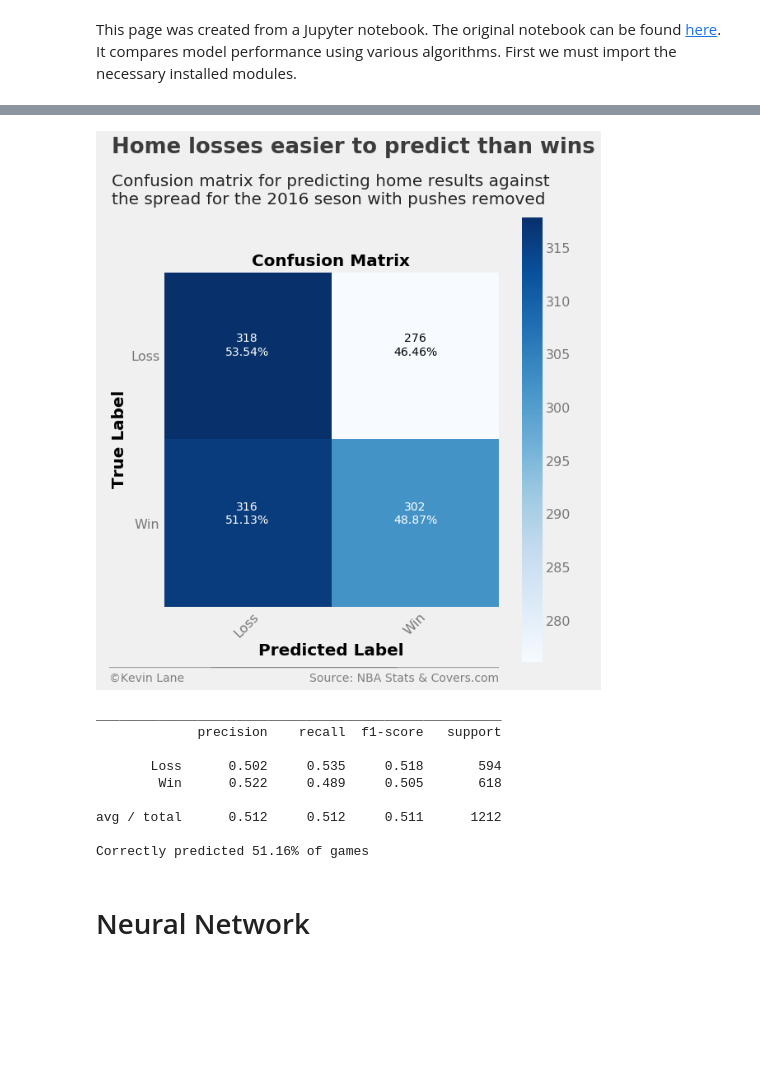
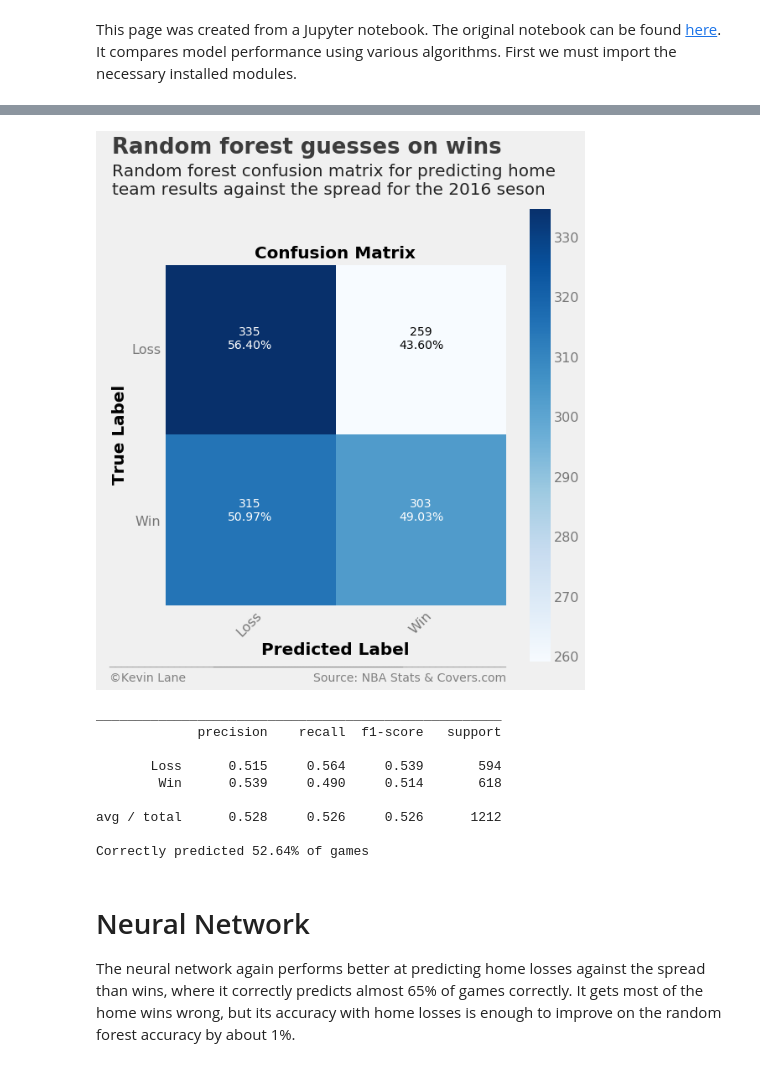
Before and after one commit to klane/databall, a Jupyter notebook: notebooks/model-performance.ipynb, the cells around one changed output, grey strips where cells are left out. Saved outputs shown, nothing was run; the diff lists cells and outputs as text; code cells hidden in the pictures; blank space fills up the shorter version.

```diff
--- a/notebooks/model-performance.ipynb
+++ b/notebooks/model-performance.ipynb
@@ -130,32 +133,34 @@ days_rf, cumper_rf, cumprofit_rf = profit(output_rf, var_predict='HOME_SPREAD_WL
 # %%
+model = RandomForestClassifier(n_estimators=34, criterion='entropy', class_weight='balanced',
+                               bootstrap=True, random_state=8)
+output_rf = simulate(model, games, 2016, stats, var_predict)
+days_rf, per_rf, profit_rf = profit(output_rf, var_predict=var_predict, bet_amount=100)
 cm = confusion_matrix(output_rf.HOME_SPREAD_WL, output_rf.HOME_SPREAD_WL_PRED)
 
 fig = plt.figure(figsize=(8, 8))
 plot_confusion_matrix(cm, ['Loss', 'Win'], fig=fig)
 
-title = 'Home losses easier to predict than wins'
-subtitle = '''Confusion matrix for predicting home results against
-the spread for the 2016 seson with pushes removed'''
+title = 'Random forest guesses on wins'
+subtitle = '''Random forest confusion matrix for predicting home
+team results against the spread for the 2016 seson'''
 format_538(fig, 'NBA Stats & Covers.com', title=title, subtitle=subtitle, ax=fig.axes,
-           xoff=(-0.18, 1.02), yoff=(-0.17, -0.22), toff=(-.15, 1.35), soff=(-0.15, 1.2),
+           xoff=(-0.18, 1.02), yoff=(-0.17, -0.22), toff=(-.15, 1.32), soff=(-0.15, 1.2),
            n=50, bottomtick=np.nan)
 plt.show()
 
 print('_' * 52)
 print(classification_report(output_rf.HOME_SPREAD_WL, output_rf.HOME_SPREAD_WL_PRED,
                             target_names=['Loss', 'Win'], digits=3))
 print('Correctly predicted {:.2f}% of games'
       .format(accuracy_score(output_rf.HOME_SPREAD_WL, output_rf.HOME_SPREAD_WL_PRED) * 100))
 # %% [output]
-[figure, old version]
+[figure, new version]
 ____________________________________________________
              precision    recall  f1-score   support
 
-       Loss      0.502     0.535     0.518       594
-        Win      0.522     0.489     0.505       618
+       Loss      0.515     0.564     0.539       594
+        Win      0.539     0.490     0.514       618
 
-avg / total      0.512     0.512     0.511      1212
+avg / total      0.528     0.526     0.526      1212
 
-Correctly predicted 51.16% of games
+Correctly predicted 52.64% of games
-# %% [markdown]
-# Neural Network
@@ -167 +167,5 @@ days_mlp, cumper_mlp, cumprofit_mlp = profit(output_mlp, var_predict='HOME_SPREA
+# %% [markdown]
+# Neural Network
+
+The neural network again performs better at predicting home losses against the spread than wins, where it correctly predicts almost 65% of games correctly. It gets most of the home wins wrong, but its accuracy with home losses is enough to improve on the random forest accuracy by about 1%.
 # %%
```
Also changed, not shown: parts of 28 cells of this notebook.
